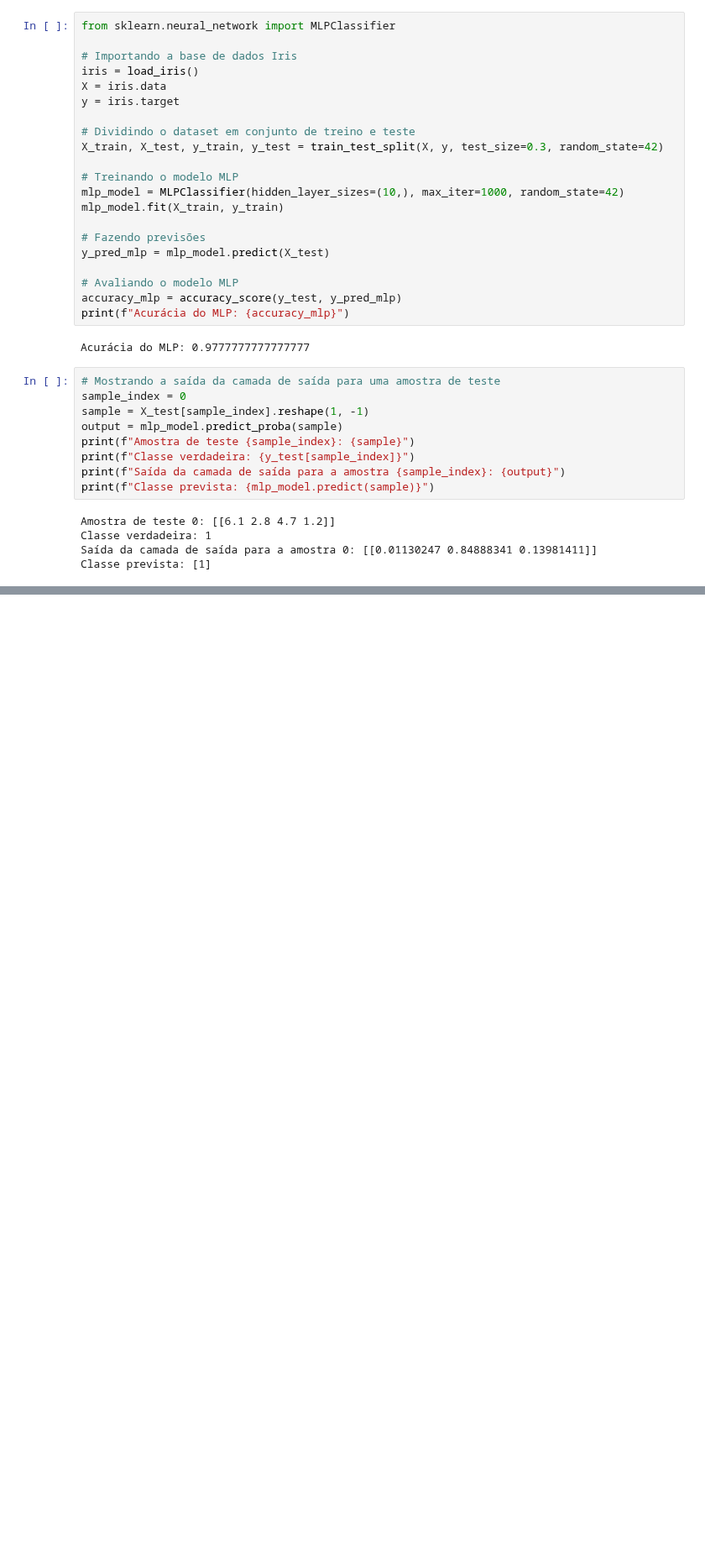
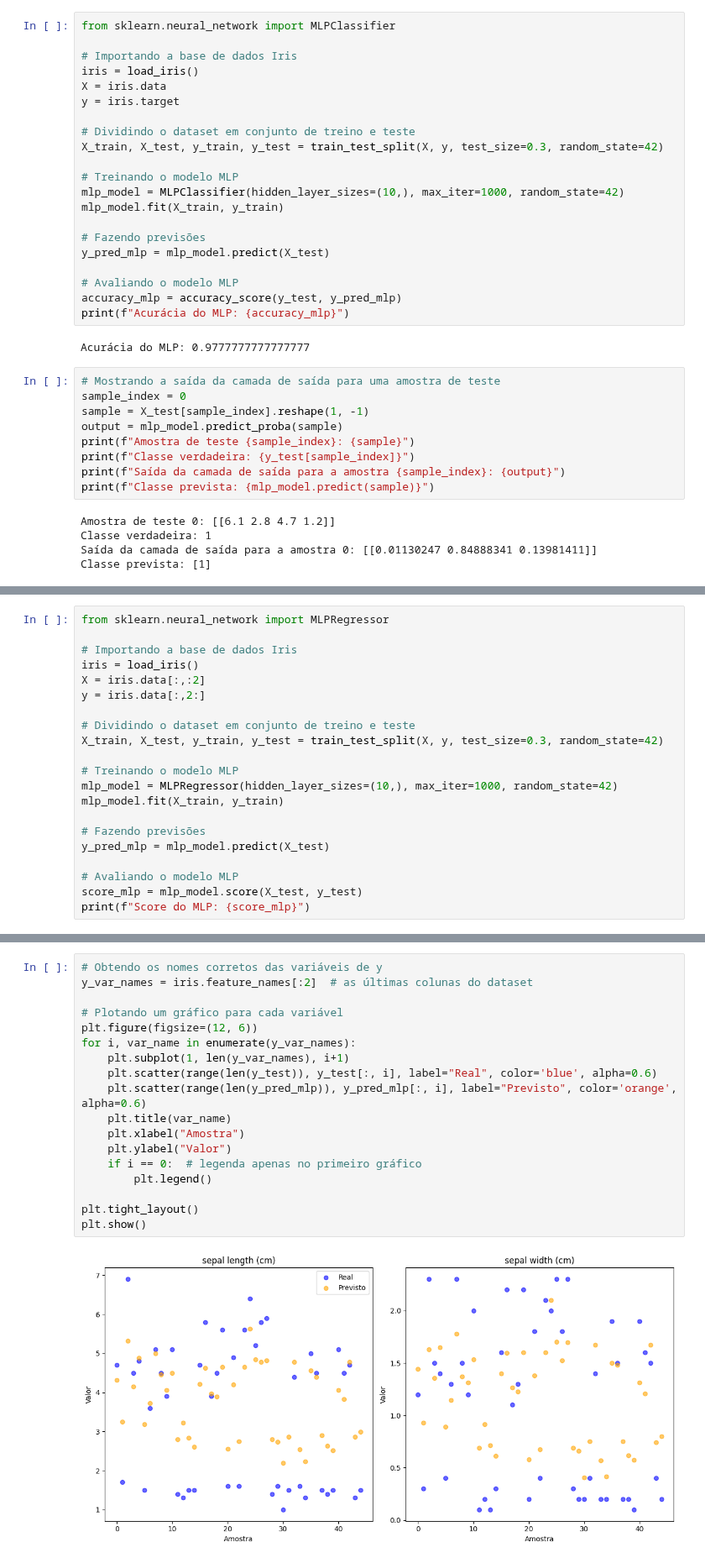
Before and after one commit to henriquemargotte/Aprendizado-de-Maquina-2025-2, a Jupyter notebook: Lab6/lab6.ipynb, the cells around one changed output, grey strips where cells are left out. Shown at 84% size. Cells and saved outputs as stored; diff of their text form; blank space fills up the shorter version.

```diff
--- a/Lab6/lab6.ipynb
+++ b/Lab6/lab6.ipynb
@@ -129,0 +136,21 @@ Além dos problemas de classificação, problemas de regressão são bastante co
+# %%
+from sklearn.neural_network import MLPRegressor
+
+# Importando a base de dados Iris
+iris = load_iris()
+X = iris.data[:,:2]
+y = iris.data[:,2:]
+
+# Dividindo o dataset em conjunto de treino e teste
+X_train, X_test, y_train, y_test = train_test_split(X, y, test_size=0.3, random_state=42)
+
+# Treinando o modelo MLP
+mlp_model = MLPRegressor(hidden_layer_sizes=(10,), max_iter=1000, random_state=42)
+mlp_model.fit(X_train, y_train)
+
+# Fazendo previsões
+y_pred_mlp = mlp_model.predict(X_test)
+
+# Avaliando o modelo MLP
+score_mlp = mlp_model.score(X_test, y_test)
+print(f"Score do MLP: {score_mlp}")
@@ -129,0 +161,20 @@ Além dos problemas de classificação, problemas de regressão são bastante co
+# %%
+# Obtendo os nomes corretos das variáveis de y
+y_var_names = iris.feature_names[:2]  # as últimas colunas do dataset
+
+# Plotando um gráfico para cada variável
+plt.figure(figsize=(12, 6))
+for i, var_name in enumerate(y_var_names):
+    plt.subplot(1, len(y_var_names), i+1)
+    plt.scatter(range(len(y_test)), y_test[:, i], label="Real", color='blue', alpha=0.6)
+    plt.scatter(range(len(y_pred_mlp)), y_pred_mlp[:, i], label="Previsto", color='orange', alpha=0.6)
+    plt.title(var_name)
+    plt.xlabel("Amostra")
+    plt.ylabel("Valor")
+    if i == 0:  # legenda apenas no primeiro gráfico
+        plt.legend()
+
+plt.tight_layout()
+plt.show()
+# %% [output]
+[figure, added]
```
Also changed, not shown: parts of 9 cells of this notebook.
